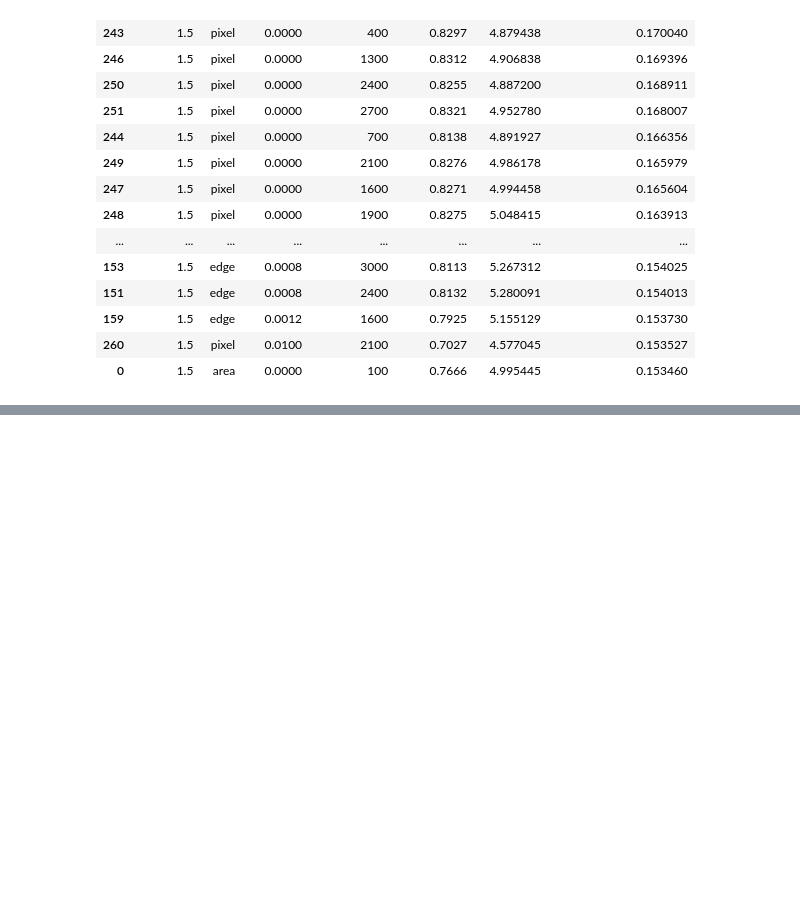
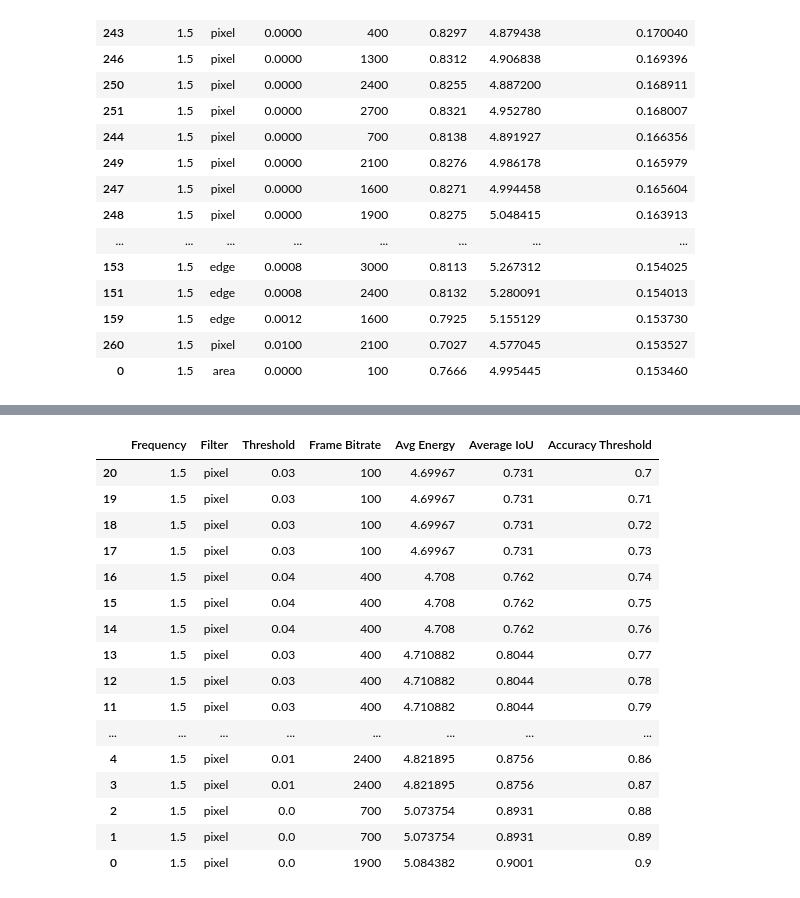
Before and after one commit to bencivjan/ecolens, a Jupyter notebook: viz/viz.ipynb, the cells around one changed output, grey strips where cells are left out. Drawn from its saved outputs; the diff is of its cells as text; code cells hidden in the pictures; blank space fills up the shorter version.

```diff
--- a/viz/viz.ipynb
+++ b/viz/viz.ipynb
@@ -78,0 +129,56 @@ Top 60 Configurations by Accuracy/Energy Ratio:
+# %%
+import numpy as np
+
+def get_lowest_energy_configuration_for_accuracy(df, accuracy_threshold):
+    # Filter for rows where Average IoU (accuracy) is equal to or greater than the specified threshold
+    filtered_df = df[df['Average IoU'] >= accuracy_threshold]
+
+    # If there are no rows that meet the accuracy threshold, return None
+    if filtered_df.empty:
+        return None
+
+    # Find the row with the minimum energy value in the filtered DataFrame
+    min_energy_row = filtered_df.loc[filtered_df['Avg Energy'].idxmin()]
+
+    # Return only the configuration details along with energy and accuracy
+    configuration = min_energy_row[['Frequency', 'Filter', 'Threshold', 'Frame Bitrate', 'Avg Energy', 'Average IoU']]
+    return configuration
+
+# Example usage with accuracy threshold of 0.8
+accuracy_threshold = 0.905
+config_thresh_df = pd.DataFrame(columns=['Frequency', 'Filter', 'Threshold', 'Frame Bitrate', 'Avg Energy', 'Average IoU', 'Accuracy Threshold'])
+
+for thresh in np.arange(0.70, 0.91, 0.01):
+    lowest_energy_configuration = get_lowest_energy_configuration_for_accuracy(merged_df, thresh)
+    if lowest_energy_configuration is None:
+        continue
+    lowest_energy_configuration['Accuracy Threshold'] = thresh
+    config_thresh_df.loc[-1] = lowest_energy_configuration
+    config_thresh_df.index = config_thresh_df.index + 1
+
+config_thresh_df
+# lowest_energy_configuration = get_lowest_energy_configuration_for_accuracy(merged_df, accuracy_threshold)
+
+# if lowest_energy_configuration is not None:
+#     print("Configuration with lowest energy for specified accuracy:")
+#     print(lowest_energy_configuration)
+# else:
+#     print("No configuration found with the specified accuracy.")
+# %% [output]
+|  | Frequency | Filter | Threshold | Frame Bitrate | Avg Energy | Average IoU | Accuracy Threshold |
+| 20 | 1.5 | pixel | 0.03 | 100 | 4.69967 | 0.731 | 0.7 |
+| 19 | 1.5 | pixel | 0.03 | 100 | 4.69967 | 0.731 | 0.71 |
+| 18 | 1.5 | pixel | 0.03 | 100 | 4.69967 | 0.731 | 0.72 |
+| 17 | 1.5 | pixel | 0.03 | 100 | 4.69967 | 0.731 | 0.73 |
+| 16 | 1.5 | pixel | 0.04 | 400 | 4.708 | 0.762 | 0.74 |
+| 15 | 1.5 | pixel | 0.04 | 400 | 4.708 | 0.762 | 0.75 |
+| 14 | 1.5 | pixel | 0.04 | 400 | 4.708 | 0.762 | 0.76 |
+| 13 | 1.5 | pixel | 0.03 | 400 | 4.710882 | 0.8044 | 0.77 |
+| 12 | 1.5 | pixel | 0.03 | 400 | 4.710882 | 0.8044 | 0.78 |
+| 11 | 1.5 | pixel | 0.03 | 400 | 4.710882 | 0.8044 | 0.79 |
+| ... | ... | ... | ... | ... | ... | ... | ... |
+| 4 | 1.5 | pixel | 0.01 | 2400 | 4.821895 | 0.8756 | 0.86 |
+| 3 | 1.5 | pixel | 0.01 | 2400 | 4.821895 | 0.8756 | 0.87 |
+| 2 | 1.5 | pixel | 0.0 | 700 | 5.073754 | 0.8931 | 0.88 |
+| 1 | 1.5 | pixel | 0.0 | 700 | 5.073754 | 0.8931 | 0.89 |
+| 0 | 1.5 | pixel | 0.0 | 1900 | 5.084382 | 0.9001 | 0.9 |
```
Also changed, not shown: parts of 3 cells of this notebook, 2 other files.
